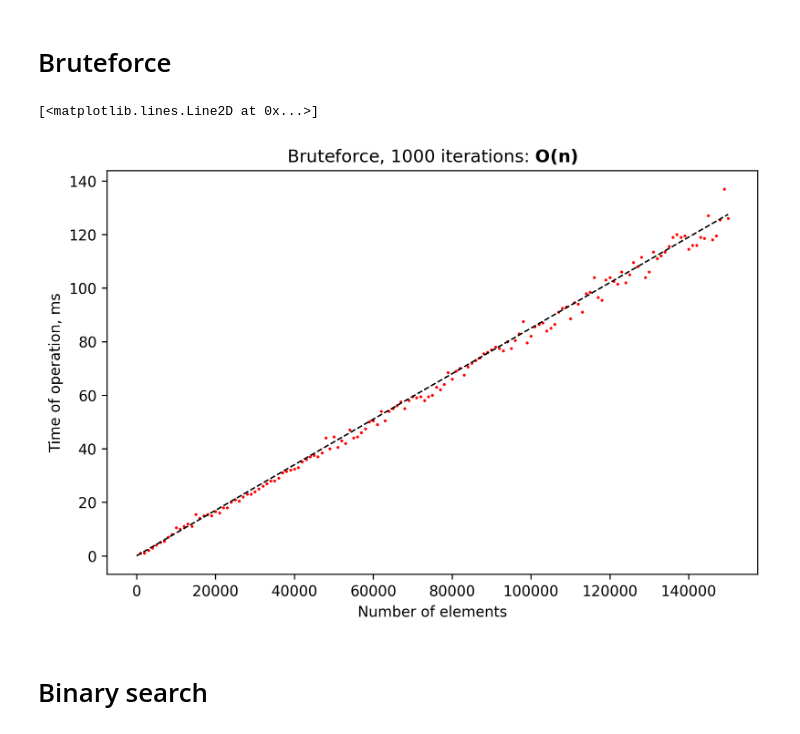
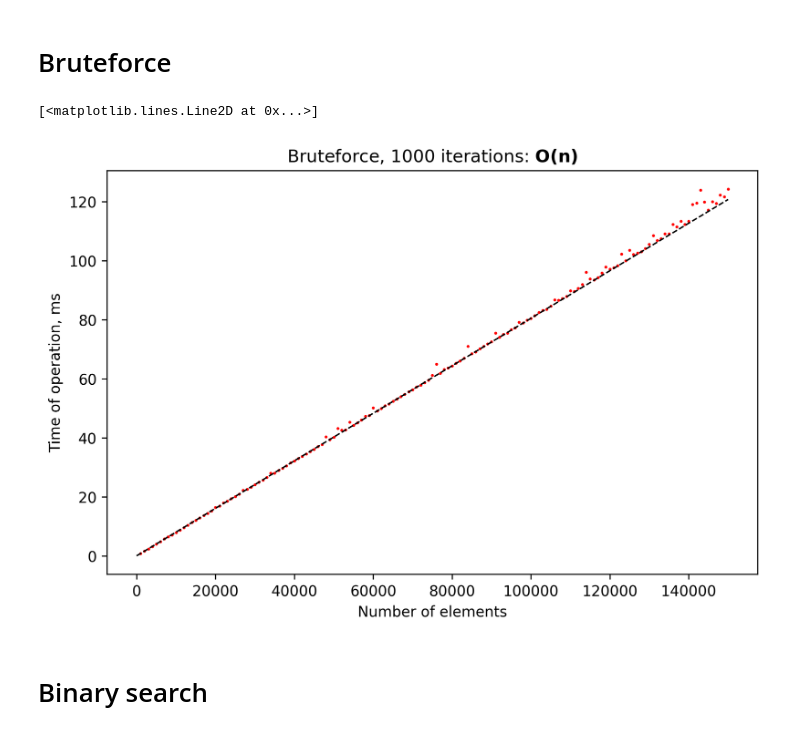
Before and after one commit to stg05/asymptotic-test, a Jupyter notebook: data_satan.ipynb, the cells around one changed output. Saved outputs shown, nothing was run; the diff lists cells and outputs as text; code cells hidden in the pictures.

```diff
--- a/data_satan.ipynb
+++ b/data_satan.ipynb
@@ -11,19 +11,18 @@ plt.rcParams['figure.figsize'] = (8, 5)
 # Bruteforce
 # %%
 df = pd.read_csv("bruteforce/bruteforce.csv", delimiter = ';')
-df['time'] = df.apply(lambda x: x[1:5].median(), axis=1)
+df['time'] = df.apply(lambda x: x[1:10].median(), axis=1)
 # %%
-
 ls = np.linspace(0, 150000, 100)
 plt.xlabel(r'Number of elements')
 plt.ylabel(r'Time of operation, ms')
-plt.plot(df['size'], df['time'], 'or', ms=1)
+plt.plot(df['size'], df['time']/1000, 'or', ms=1)
 plt.title('Bruteforce, 1000 iterations: $\mathbf{O(n)}$')
-k=85e-5
+k=80.5e-5
 plt.plot(ls, k*ls, '--k', lw=1)
 # %% [output]
 [<matplotlib.lines.Line2D at 0x...>]
-[figure, old version]
+[figure, new version]
 # %% [markdown]
 # Binary search
 # %%
```
Also changed, not shown: parts of 10 cells of this notebook, 29 other files.
